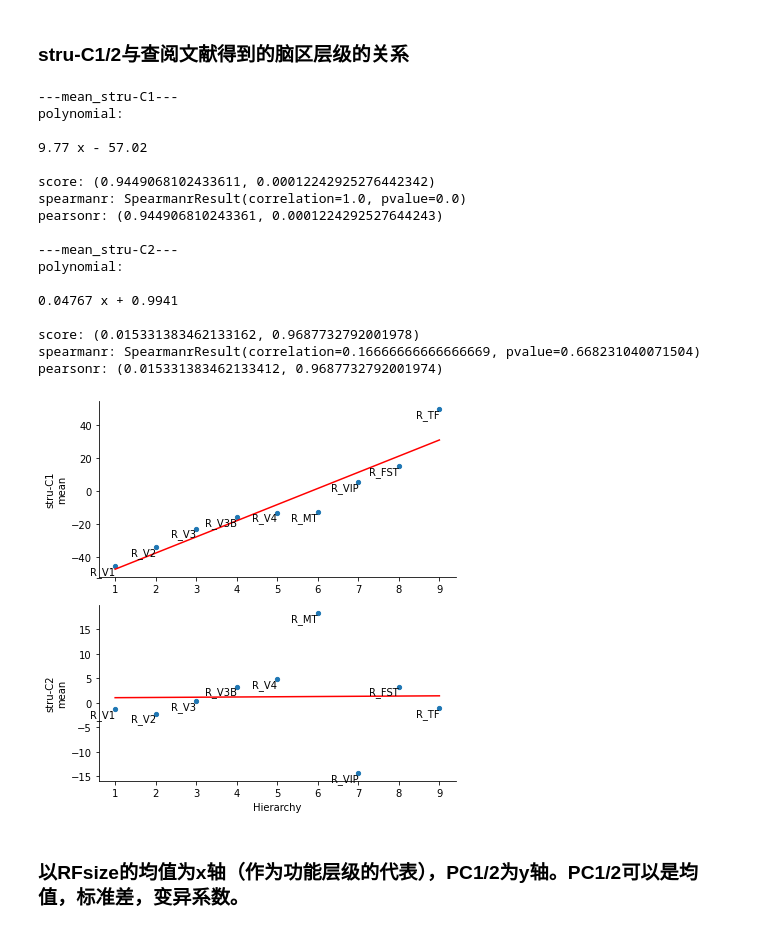
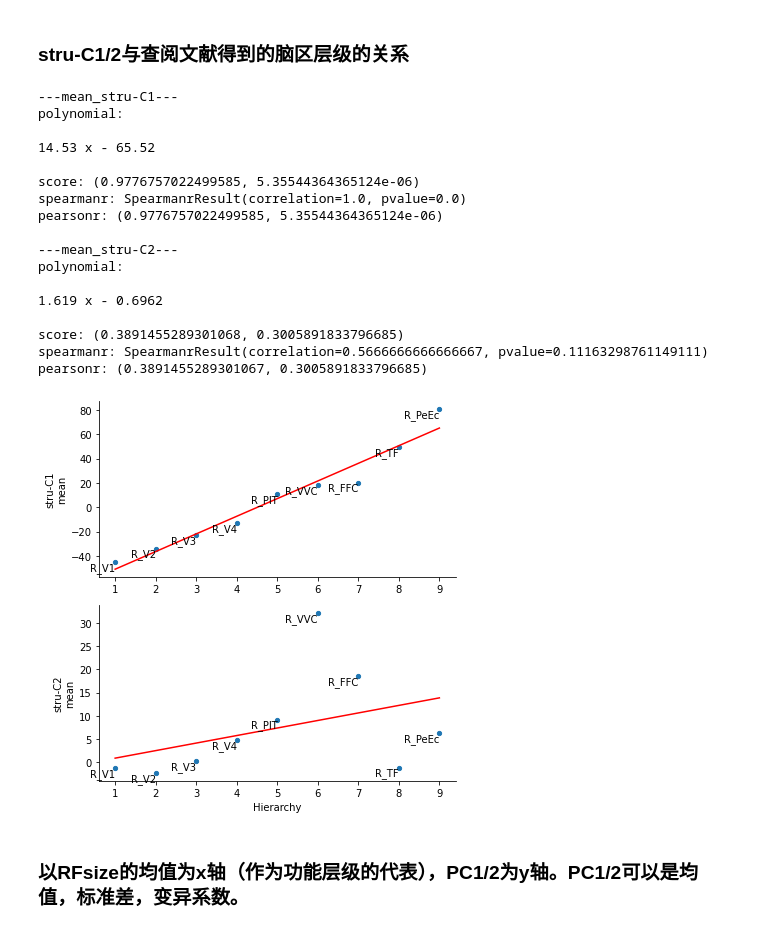
Before and after one commit to BNUCNL/nibrain, a Jupyter notebook: cxy_visual_dev/scripts/plot_scatter.ipynb, the cells around one changed output. Saved outputs shown, nothing was run; the diff lists cells and outputs as text; code cells hidden in the pictures.

Commit message:
cxy_visual_dev: PC1/2 corr hierarchy2

```diff
--- a/cxy_visual_dev/scripts/plot_scatter.ipynb
+++ b/cxy_visual_dev/scripts/plot_scatter.ipynb
@@ -31,7 +31,7 @@ if not os.path.isdir(work_dir):
 figsize = (6, 6)
 pc_names = ['stru-C1', 'stru-C2']
 metrics = ['mean']
-rois = [f'R_{i}' for i in get_rois('Hierarchy1')]
+rois = [f'R_{i}' for i in get_rois('Hierarchy2')]
 fpath = pjoin(anal_dir, 'ROI_scalar/ROI_scalar1_MMP-vis3-R.csv')
 out_file = pjoin(work_dir, 'PC12-corr-hierarchy.jpg')
 # out_file = 'show'
@@ -53,41 +53,41 @@ for pc_idx, pc_name in enumerate(pc_names):
         plot_polyfit(x, y, 1, color='r', s=18, ax=ax)
         print('spearmanr:', spearmanr(x, y))
         print('pearsonr:', pearsonr(x, y))
         if pc_idx == (n_pc - 1):
             ax.set_xlabel(xlabel)
         if metric_idx == 0:
             ax.set_ylabel(f'{pc_name}\n{metric}')
         else:
             ax.set_ylabel(metric)
         for j, i, roi in zip(x, y, rois):
             ax.text(j, i, roi, horizontalalignment='right', verticalalignment='top')
         ax.spines['top'].set_visible(False)
         ax.spines['right'].set_visible(False)
 
 fig.tight_layout()
 if out_file == 'show':
     fig.show()
 else:
     fig.savefig(out_file)
 # %% [output]
 ---mean_stru-C1---
 polynomial:
 
-9.77 x - 57.02
+14.53 x - 65.52
 
-score: (0.9449068102433611, 0.00012242925276442342)
+score: (0.9776757022499585, 5.35544364365124e-06)
 spearmanr: SpearmanrResult(correlation=1.0, pvalue=0.0)
-pearsonr: (0.944906810243361, 0.0001224292527644243)
+pearsonr: (0.9776757022499585, 5.35544364365124e-06)
 
 ---mean_stru-C2---
 polynomial:
 
-0.04767 x + 0.9941
+1.619 x - 0.6962
 
-score: (0.015331383462133162, 0.9687732792001978)
-spearmanr: SpearmanrResult(correlation=0.16666666666666669, pvalue=0.668231040071504)
-pearsonr: (0.015331383462133412, 0.9687732792001974)
+score: (0.3891455289301068, 0.3005891833796685)
+spearmanr: SpearmanrResult(correlation=0.5666666666666667, pvalue=0.11163298761149111)
+pearsonr: (0.3891455289301067, 0.3005891833796685)
-[figure, old version]
+[figure, new version]
 # %% [markdown]
 ### 以RFsize的均值为x轴（作为功能层级的代表），PC1/2为y轴。PC1/2可以是均值，标准差，变异系数。
 # %%
```
Also changed, not shown: 1 other file.
